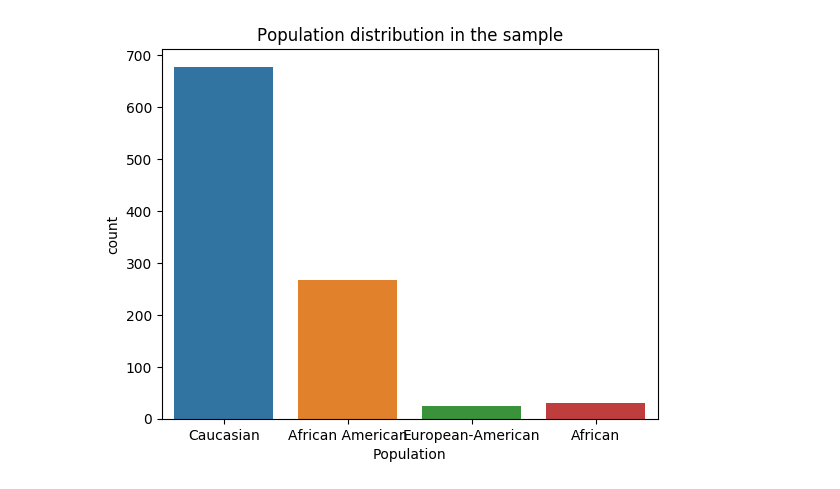
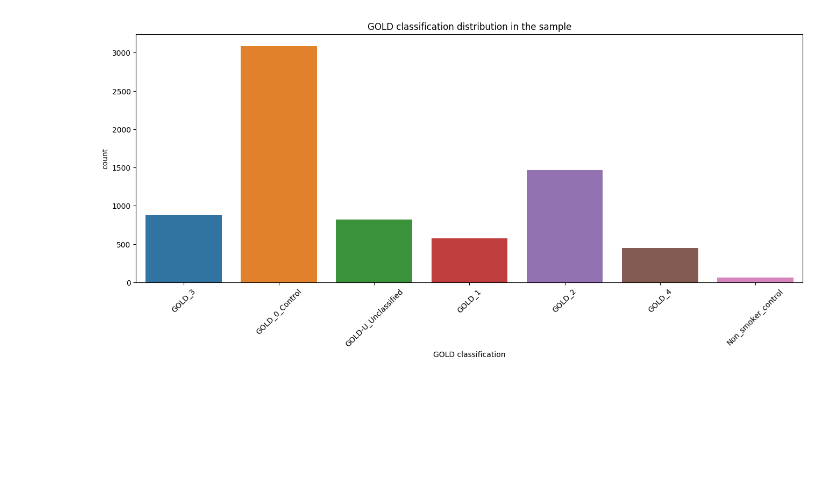
Before and after one commit to MASILab/Inhale_Exhale_CT, a Jupyter notebook: make_data/datasplit_copdgene.ipynb, the cells around one changed output. Cells and saved outputs as stored; diff of their text form; code cells hidden in the pictures; blank space fills up the shorter version.

Commit message:
Characterized the COPDGene dataset and obtained all subjects that have COPD based on GOLD criteria

```diff
--- a/make_data/datasplit_copdgene.ipynb
+++ b/make_data/datasplit_copdgene.ipynb
@@ -9,4 +10,5 @@ from tqdm import tqdm
 # %%
-copd = pd.read_csv("/fs5/p_masi/krishar1/COPDGENE/COPD-gene-progress_updated.csv")
+#Read the dataframe
+copd = pd.read_csv("/fs5/p_masi/krishar1/COPDGENE/COPD_gene_7368subjects.csv")
 copd
 # %% [output]
@@ -75,7 +28,8 @@ plt.show()
 # %%
-#Plot the population and sex distribution in the sample
-sns.countplot(x='Population', data=copd_sample)
-plt.title('Population distribution in the sample')
+plt.figure(figsize=(16,6))
+sns.countplot(x='GOLD classification', data=copd)
+plt.title('GOLD classification distribution in the sample')
+plt.xticks(rotation=45)
 plt.show()
 # %% [output]
-[figure, old version]
+[figure, new version]
```
Also changed, not shown: parts of 17 cells of this notebook, 1 other file.
